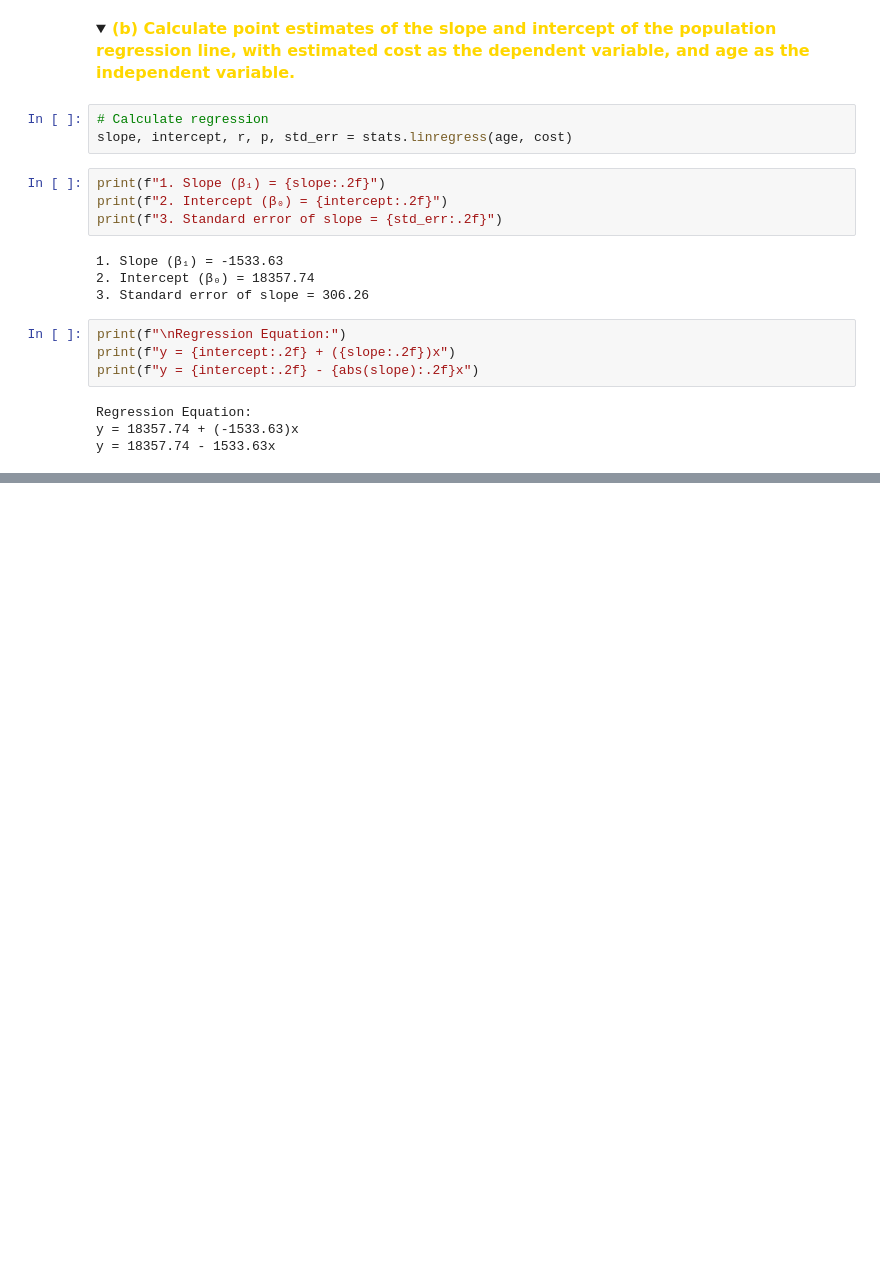
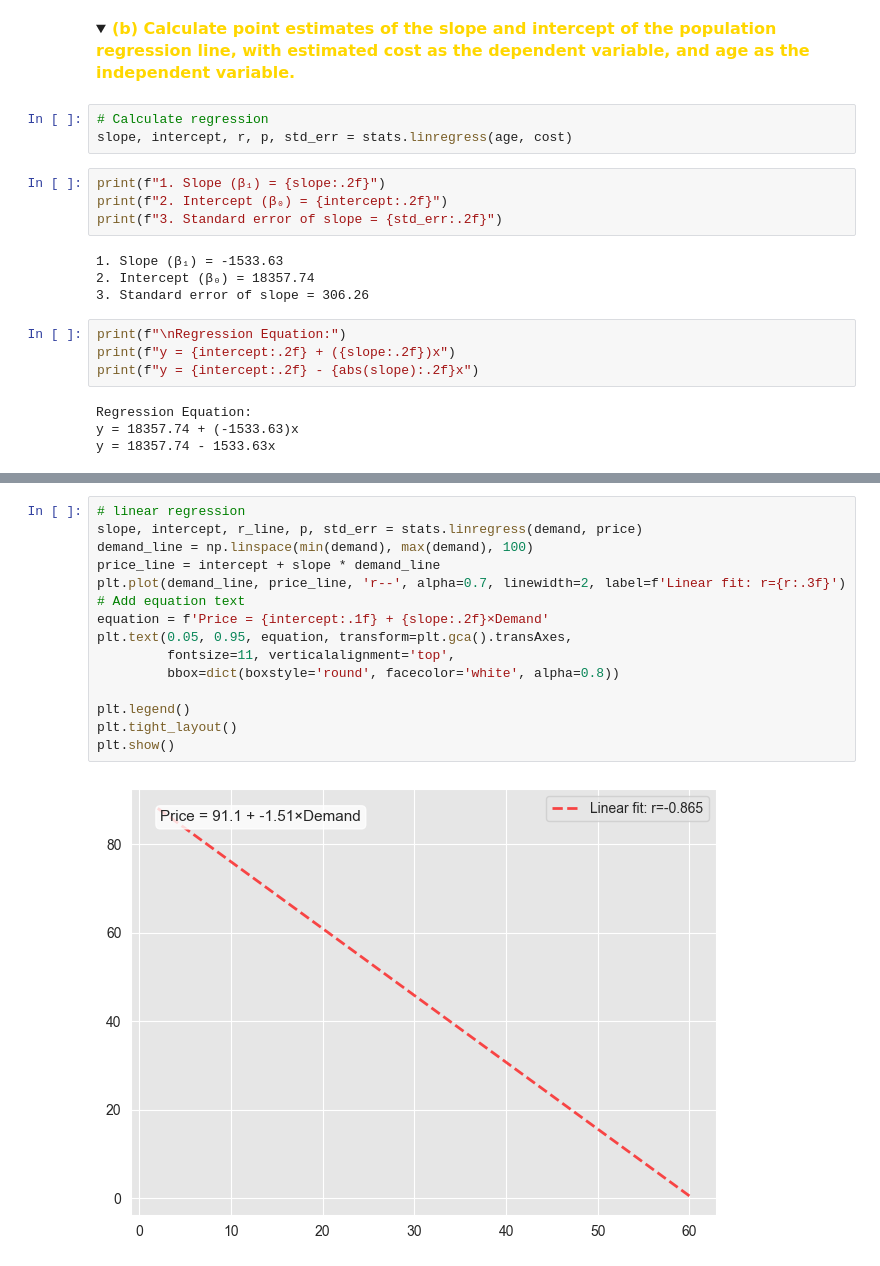
Before and after one commit to wandiyajames-arch/high-dim-data-analysis, a Jupyter notebook: exercise/exer_1.ipynb, the cells around one changed output, grey strips where cells are left out. Cells and saved outputs as stored; diff of their text form; folded sections open; blank space fills up the shorter version.

```diff
--- a/exercise/exer_1.ipynb
+++ b/exercise/exer_1.ipynb
@@ -644,0 +706,17 @@ ValueError: Cannot calculate a linear regression if all x values are identical
+# %%
+# linear regression
+slope, intercept, r_line, p, std_err = stats.linregress(demand, price)
+demand_line = np.linspace(min(demand), max(demand), 100)
+price_line = intercept + slope * demand_line
+plt.plot(demand_line, price_line, 'r--', alpha=0.7, linewidth=2, label=f'Linear fit: r={r:.3f}')
+# Add equation text
+equation = f'Price = {intercept:.1f} + {slope:.2f}×Demand'
+plt.text(0.05, 0.95, equation, transform=plt.gca().transAxes,
+         fontsize=11, verticalalignment='top',
+         bbox=dict(boxstyle='round', facecolor='white', alpha=0.8))
+
+plt.legend()
+plt.tight_layout()
+plt.show()
+# %% [output]
+[figure, added]
```
Also changed, not shown: parts of 35 cells of this notebook, 3 other files.
